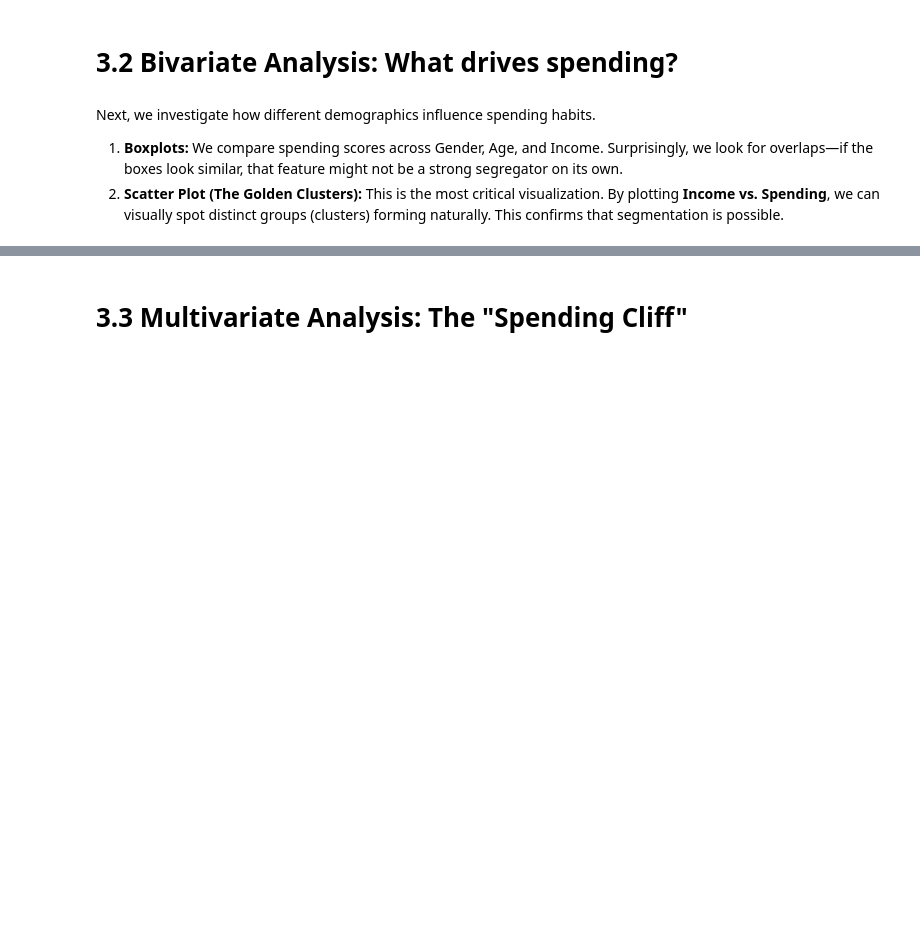
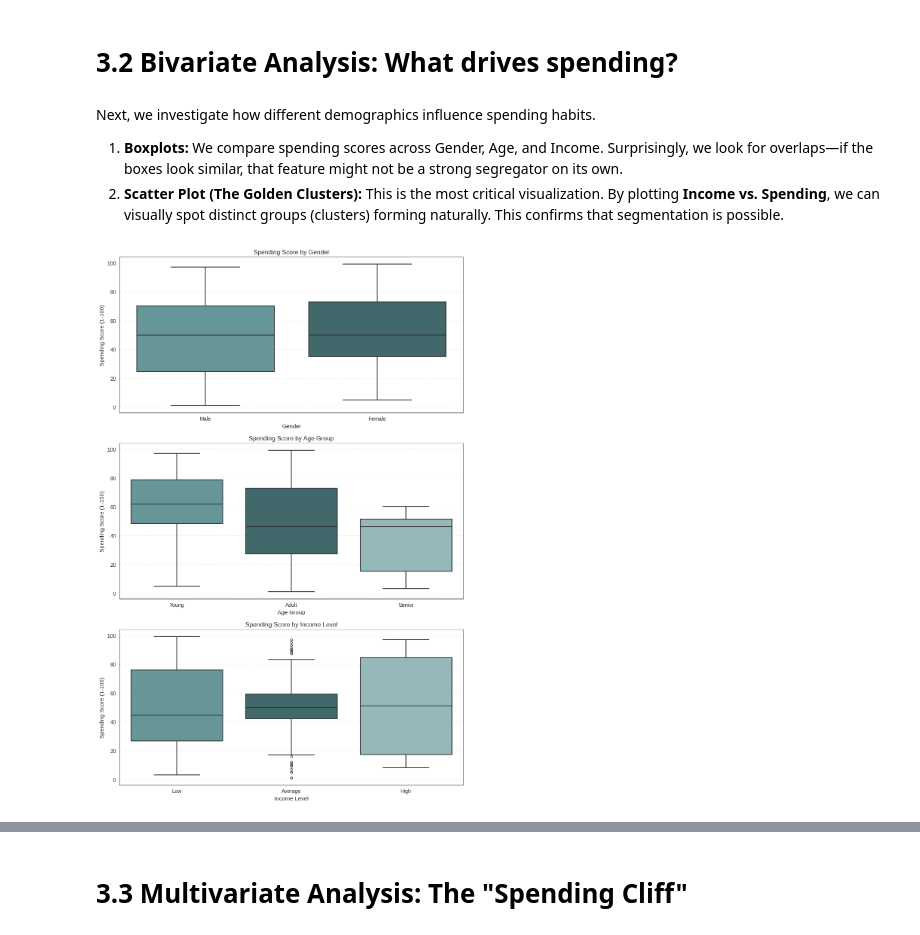
Before and after one commit to leondgarse/msi5102_group_project, a Jupyter notebook: customer-segmentation-eda-k-means-dbscan.ipynb, the cells around one changed output, grey strips where cells are left out. Drawn from its saved outputs; the diff is of its cells as text; code cells hidden in the pictures; blank space fills up the shorter version.

```diff
--- a/customer-segmentation-eda-k-means-dbscan.ipynb
+++ b/customer-segmentation-eda-k-means-dbscan.ipynb
@@ -70,6 +70,12 @@ teal_corporate_palette = [
 ]
 my_teal_color = "#3A6F73"
 sns.set_palette(teal_corporate_palette)
+
+# Clean, professional plot styling
+plt.rcParams['axes.edgecolor'] = '#333333'
+plt.rcParams['axes.linewidth'] = 0.8
+plt.rcParams['grid.alpha'] = 0.3
+plt.rcParams['grid.linestyle'] = '--'
 # %% [markdown]
 # 1.2 Data Loading & Initial Inspection
 # %% [markdown]
@@ -88,6 +94,8 @@ if COLAB:
     print("Detected Google Colab environment. Cloning repository...")
     if not os.path.exists('msi5102_group_project'):
         os.system('git clone https://github.com/leondgarse/msi5102_group_project.git')
+    else:
+        os.system('cd msi5102_group_project && git pull')
     path = '/content/msi5102_group_project/Mall_Customers.csv'
 else:
     print("Detected local environment.")
@@ -173,24 +236,33 @@ Next, we investigate how different demographics influence spending habits.
 # %%
 # 1. Boxplots for Demographics
 plt.figure(figsize=(10, 15))
 
+# Use a clean, professional boxplot style
+boxplot_kwargs = {
+    'palette': teal_corporate_palette,
+    'linewidth': 1.5,
+    'fliersize': 4
+}
+
 plt.subplot(3, 1, 1)
-sns.boxplot(x='Gender', y='Spending Score (1-100)', data=df)
+sns.boxplot(x='Gender', y='Spending Score (1-100)', data=df, **boxplot_kwargs)
 plt.title('Spending Score by Gender')
 plt.xlabel('Gender')
 
 plt.subplot(3, 1, 2)
-sns.boxplot(x='Age_Group', y='Spending Score (1-100)', data=df)
+sns.boxplot(x='Age_Group', y='Spending Score (1-100)', data=df, **boxplot_kwargs)
 plt.title('Spending Score by Age Group')
 plt.xlabel('Age Group')
 
 plt.subplot(3, 1, 3)
-sns.boxplot(x='Income_Level', y='Spending Score (1-100)', data=df)
+sns.boxplot(x='Income_Level', y='Spending Score (1-100)', data=df, **boxplot_kwargs)
 plt.title('Spending Score by Income Level')
 plt.xlabel('Income Level')
 
 plt.tight_layout()
 plt.show()
+# %% [output]
+[figure, added]
 # %%
 # 2. The Golden Clusters Scatter Plot
 plt.figure(figsize=(10, 6))
```
Also changed, not shown: parts of 29 cells of this notebook, 1 other file.
